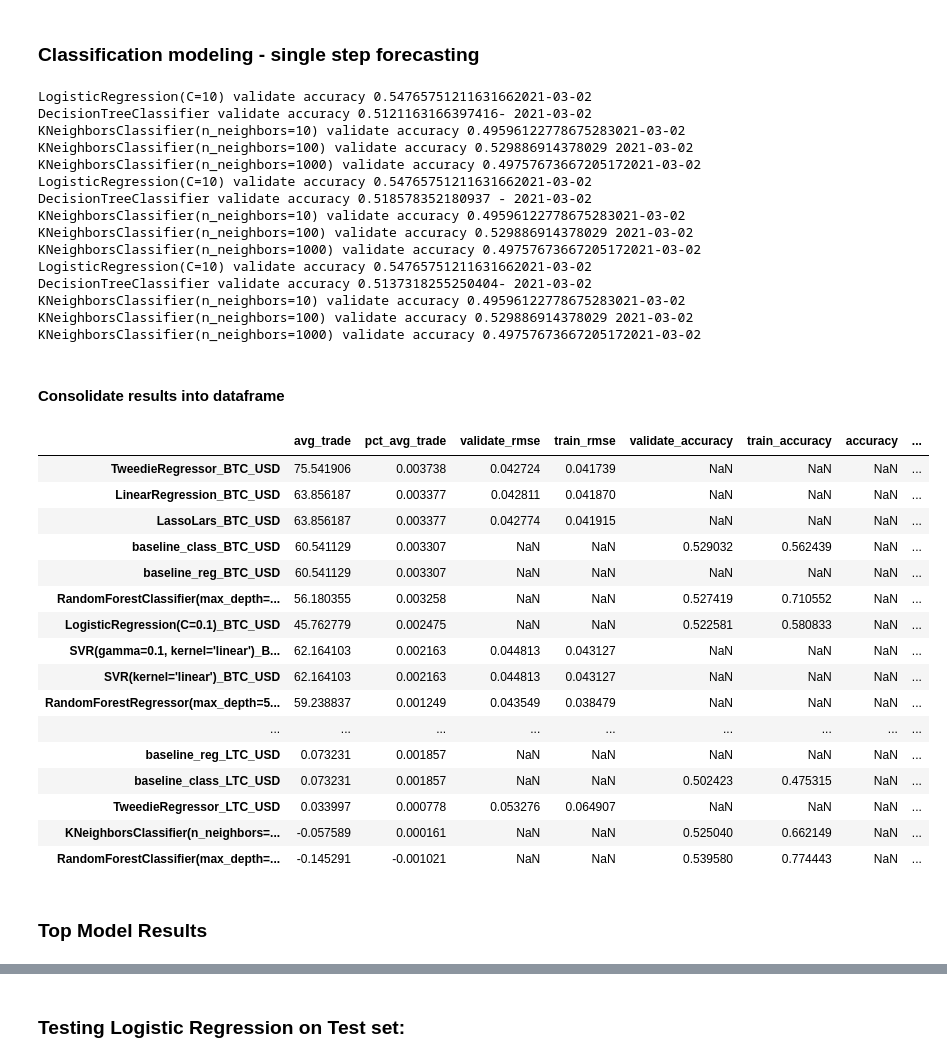
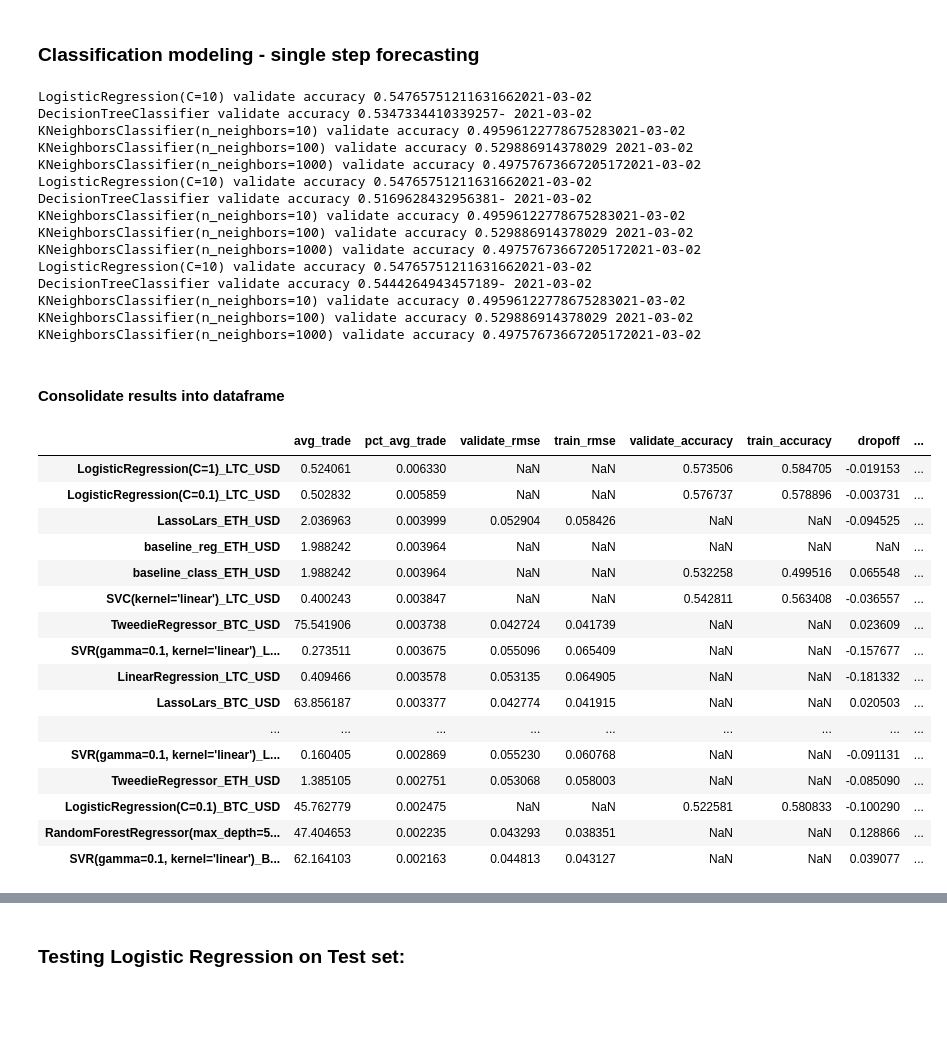
Before and after one commit to jesse-d-marder/crypto-forecast, a Jupyter notebook: predict_crypto.ipynb, the cells around one changed output, grey strips where cells are left out. Cells and saved outputs as stored; diff of their text form; code cells hidden in the pictures; blank space fills up the shorter version.

```diff
--- a/predict_crypto.ipynb
+++ b/predict_crypto.ipynb
@@ -350,12 +295,9 @@ reg_models = [DecisionTreeRegressor(max_depth = 5,min_samples_leaf=5),
               LinearRegression(),
               TweedieRegressor(),
               LassoLars(),
-             RandomForestRegressor(max_depth = 5,min_samples_leaf=5),
-             SVR(kernel='linear')]
+             RandomForestRegressor(max_depth = 5,min_samples_leaf=5)]
 class_models = [LogisticRegression(C=0.1),
                 LogisticRegression(C=1),
-                LogisticRegression(C=10),
-                LogisticRegression(C=100),
                 DecisionTreeClassifier(max_depth=None),
                 KNeighborsClassifier(n_neighbors=10),
                RandomForestClassifier(max_depth=5),
@@ -402,21 +344,21 @@ for k in split_data.keys():
 
     class_validate_results[k] = class_v_results
 
-all_model_results = pd.DataFrame()
+conventional_split_model_results = pd.DataFrame()
 for k in avg_trade_model_results.keys():
     results = avg_trade_model_results[k]
     results.index= [i+'_'+k for i in results.index]
-    all_model_results = pd.concat([all_model_results, results])
+    conventional_split_model_results = pd.concat([conventional_split_model_results, results])
 # %% [output]
 Train/validate: BTC_USD
 Train/validate: ETH_USD
 Train/validate: LTC_USD
 # %%
 # Calculate the percent dropoff in accuracy or RMSE from train to validate. Lower RMSE and higher accuracy are better but generally trend opposite
-all_model_results["dropoff"] = np.select([all_model_results.train_rmse.isna(),all_model_results.train_accuracy.isna()],
-                                         [(all_model_results.validate_accuracy - all_model_results.train_accuracy)/all_model_results.train_accuracy,
-                                          (all_model_results.validate_rmse - all_model_results.train_rmse)/all_model_results.train_rmse])
-all_model_results.sort_values(by=['pct_avg_trade','dropoff'], ascending=False)[['pct_avg_trade', 'avg_trade', 'train_rmse','validate_rmse',
+conventional_split_model_results["dropoff"] = np.select([conventional_split_model_results.train_rmse.isna(),conventional_split_model_results.train_accuracy.isna()],
+                                         [(conventional_split_model_results.validate_accuracy - conventional_split_model_results.train_accuracy)/conventional_split_model_results.train_accuracy,
+                                          (conventional_split_model_results.validate_rmse - conventional_split_model_results.train_rmse)/conventional_split_model_results.train_rmse])
+conventional_split_model_results.sort_values(by=['pct_avg_trade','dropoff'], ascending=False).head(10)[['pct_avg_trade', 'avg_trade', 'train_rmse','validate_rmse',
        'train_accuracy','validate_accuracy','dropoff']]
 # %% [output]
 |  | pct_avg_trade | avg_trade | train_rmse | validate_rmse | train_accuracy | validate_accuracy | dropoff |
@@ -600,7 +548,5 @@ reg_model_results_df = pd.DataFrame(data={'avg_trade':avg_trades,
 # %%
 # Calculate the percent dropoff in accuracy or RMSE from train to validate. Lower RMSE and higher accuracy are better but generally trend opposite
-all_model_results["dropoff"] = np.select([all_model_results.train_rmse.isna(),all_model_results.train_accuracy.isna()],
-                                         [(all_model_results.validate_accuracy - all_model_results.train_accuracy)/all_model_results.train_accuracy,
-                                          (all_model_results.validate_rmse - all_model_results.train_rmse)/all_model_results.train_rmse])
+reg_model_results_df["dropoff"] = (reg_model_results_df.validate_rmse - reg_model_results_df.train_rmse)/reg_model_results_df.train_rmse
 
-all_model_results.append(reg_model_results_df).sort_values('pct_avg_trade',ascending=False)
+# all_model_results.append(reg_model_results_df).sort_values('pct_avg_trade',ascending=False)
@@ -687,17 +615,17 @@ baseline["ret"] = np.where(baseline["go_long"], baseline.next_day_close-baseline
 class_model_results["baseline"] = baseline
 # %% [output]
 LogisticRegression(C=10) validate accuracy 0.54765751211631662021-03-02
-DecisionTreeClassifier validate accuracy 0.5121163166397416- 2021-03-02
+DecisionTreeClassifier validate accuracy 0.5347334410339257- 2021-03-02
 KNeighborsClassifier(n_neighbors=10) validate accuracy 0.49596122778675283021-03-02
 KNeighborsClassifier(n_neighbors=100) validate accuracy 0.529886914378029 2021-03-02
 KNeighborsClassifier(n_neighbors=1000) validate accuracy 0.49757673667205172021-03-02
 LogisticRegression(C=10) validate accuracy 0.54765751211631662021-03-02
-DecisionTreeClassifier validate accuracy 0.518578352180937 - 2021-03-02
+DecisionTreeClassifier validate accuracy 0.5169628432956381- 2021-03-02
 KNeighborsClassifier(n_neighbors=10) validate accuracy 0.49596122778675283021-03-02
 KNeighborsClassifier(n_neighbors=100) validate accuracy 0.529886914378029 2021-03-02
 KNeighborsClassifier(n_neighbors=1000) validate accuracy 0.49757673667205172021-03-02
 LogisticRegression(C=10) validate accuracy 0.54765751211631662021-03-02
-DecisionTreeClassifier validate accuracy 0.5137318255250404- 2021-03-02
+DecisionTreeClassifier validate accuracy 0.5444264943457189- 2021-03-02
 KNeighborsClassifier(n_neighbors=10) validate accuracy 0.49596122778675283021-03-02
 KNeighborsClassifier(n_neighbors=100) validate accuracy 0.529886914378029 2021-03-02
 KNeighborsClassifier(n_neighbors=1000) validate accuracy 0.49757673667205172021-03-02
@@ -725,24 +653,22 @@ class_model_results_df = pd.DataFrame(data={'avg_trade':avg_trades,'accuracy':ac
 
 # avg_trade_model_results = avg_trade_model_results.append(class_model_results_df)
 # %%
-all_model_results.append(class_model_results_df).append(reg_model_results_df).head(50)
+conventional_split_model_results.append(class_model_results_df).append(reg_model_results_df).sort_values(by='pct_avg_trade', ascending=False).head(20)
 # %% [output]
-|  | avg_trade | pct_avg_trade | validate_rmse | train_rmse | validate_accuracy | train_accuracy | accuracy | ... |
-| TweedieRegressor_BTC_USD | 75.541906 | 0.003738 | 0.042724 | 0.041739 | NaN | NaN | NaN | ... |
-| LinearRegression_BTC_USD | 63.856187 | 0.003377 | 0.042811 | 0.041870 | NaN | NaN | NaN | ... |
-| LassoLars_BTC_USD | 63.856187 | 0.003377 | 0.042774 | 0.041915 | NaN | NaN | NaN | ... |
-| baseline_class_BTC_USD | 60.541129 | 0.003307 | NaN | NaN | 0.529032 | 0.562439 | NaN | ... |
-| baseline_reg_BTC_USD | 60.541129 | 0.003307 | NaN | NaN | NaN | NaN | NaN | ... |
-| RandomForestClassifier(max_depth=... | 56.180355 | 0.003258 | NaN | NaN | 0.527419 | 0.710552 | NaN | ... |
-| LogisticRegression(C=0.1)_BTC_USD | 45.762779 | 0.002475 | NaN | NaN | 0.522581 | 0.580833 | NaN | ... |
-| SVR(gamma=0.1, kernel='linear')_B... | 62.164103 | 0.002163 | 0.044813 | 0.043127 | NaN | NaN | NaN | ... |
-| SVR(kernel='linear')_BTC_USD | 62.164103 | 0.002163 | 0.044813 | 0.043127 | NaN | NaN | NaN | ... |
-| RandomForestRegressor(max_depth=5... | 59.238837 | 0.001249 | 0.043549 | 0.038479 | NaN | NaN | NaN | ... |
+|  | avg_trade | pct_avg_trade | validate_rmse | train_rmse | validate_accuracy | train_accuracy | dropoff | ... |
+| LogisticRegression(C=1)_LTC_USD | 0.524061 | 0.006330 | NaN | NaN | 0.573506 | 0.584705 | -0.019153 | ... |
+| LogisticRegression(C=0.1)_LTC_USD | 0.502832 | 0.005859 | NaN | NaN | 0.576737 | 0.578896 | -0.003731 | ... |
+| LassoLars_ETH_USD | 2.036963 | 0.003999 | 0.052904 | 0.058426 | NaN | NaN | -0.094525 | ... |
+| baseline_reg_ETH_USD | 1.988242 | 0.003964 | NaN | NaN | NaN | NaN | NaN | ... |
+| baseline_class_ETH_USD | 1.988242 | 0.003964 | NaN | NaN | 0.532258 | 0.499516 | 0.065548 | ... |
+| SVC(kernel='linear')_LTC_USD | 0.400243 | 0.003847 | NaN | NaN | 0.542811 | 0.563408 | -0.036557 | ... |
+| TweedieRegressor_BTC_USD | 75.541906 | 0.003738 | 0.042724 | 0.041739 | NaN | NaN | 0.023609 | ... |
+| SVR(gamma=0.1, kernel='linear')_L... | 0.273511 | 0.003675 | 0.055096 | 0.065409 | NaN | NaN | -0.157677 | ... |
+| LinearRegression_LTC_USD | 0.409466 | 0.003578 | 0.053135 | 0.064905 | NaN | NaN | -0.181332 | ... |
+| LassoLars_BTC_USD | 63.856187 | 0.003377 | 0.042774 | 0.041915 | NaN | NaN | 0.020503 | ... |
 | ... | ... | ... | ... | ... | ... | ... | ... | ... |
-| baseline_reg_LTC_USD | 0.073231 | 0.001857 | NaN | NaN | NaN | NaN | NaN | ... |
-| baseline_class_LTC_USD | 0.073231 | 0.001857 | NaN | NaN | 0.502423 | 0.475315 | NaN | ... |
-| TweedieRegressor_LTC_USD | 0.033997 | 0.000778 | 0.053276 | 0.064907 | NaN | NaN | NaN | ... |
-| KNeighborsClassifier(n_neighbors=... | -0.057589 | 0.000161 | NaN | NaN | 0.525040 | 0.662149 | NaN | ... |
-| RandomForestClassifier(max_depth=... | -0.145291 | -0.001021 | NaN | NaN | 0.539580 | 0.774443 | NaN | ... |
+| SVR(gamma=0.1, kernel='linear')_L... | 0.160405 | 0.002869 | 0.055230 | 0.060768 | NaN | NaN | -0.091131 | ... |
+| TweedieRegressor_ETH_USD | 1.385105 | 0.002751 | 0.053068 | 0.058003 | NaN | NaN | -0.085090 | ... |
+| LogisticRegression(C=0.1)_BTC_USD | 45.762779 | 0.002475 | NaN | NaN | 0.522581 | 0.580833 | -0.100290 | ... |
+| RandomForestRegressor(max_depth=5... | 47.404653 | 0.002235 | 0.043293 | 0.038351 | NaN | NaN | 0.128866 | ... |
+| SVR(gamma=0.1, kernel='linear')_B... | 62.164103 | 0.002163 | 0.044813 | 0.043127 | NaN | NaN | 0.039077 | ... |
-# %% [markdown]
-### Top Model Results
```
Also changed, not shown: parts of 38 cells of this notebook.
